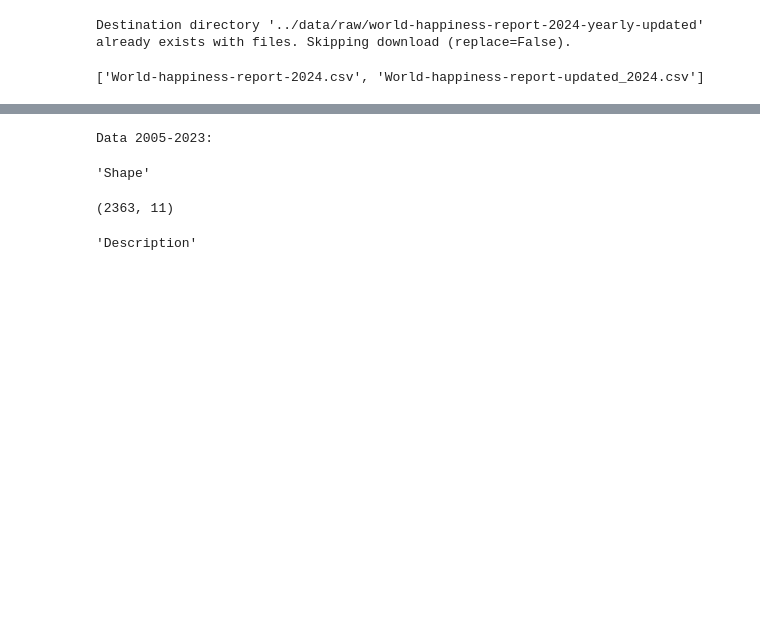
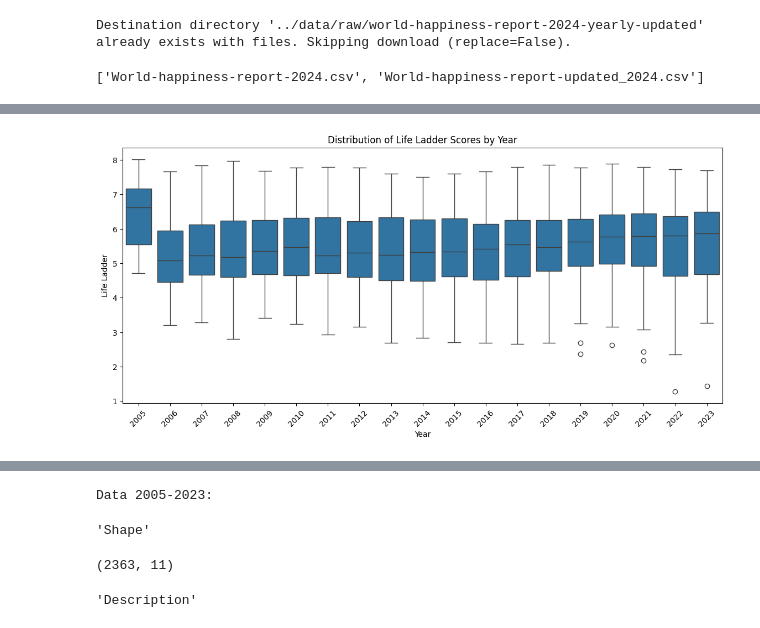
Before and after one commit to CNSM97/portfolio_project, a Jupyter notebook: notebooks/01_exploration.ipynb, the cells around one changed output, grey strips where cells are left out. Saved outputs shown, nothing was run; the diff lists cells and outputs as text; code cells hidden in the pictures; blank space fills up the shorter version.

```diff
--- a/notebooks/01_exploration.ipynb
+++ b/notebooks/01_exploration.ipynb
@@ -36,0 +296,11 @@ Data 2005-2023:
+# %%
+# Boxplot of Life Ladder per Year
+plt.figure(figsize=(14,6))
+sns.boxplot(data=df_all_years, x='year', y='Life Ladder')
+plt.title('Distribution of Life Ladder Scores by Year')
+plt.xlabel('Year')
+plt.ylabel('Life Ladder')
+plt.xticks(rotation=45)
+plt.show()
+# %% [output]
+[figure, added]
```
Also changed, not shown: parts of 32 cells of this notebook.
